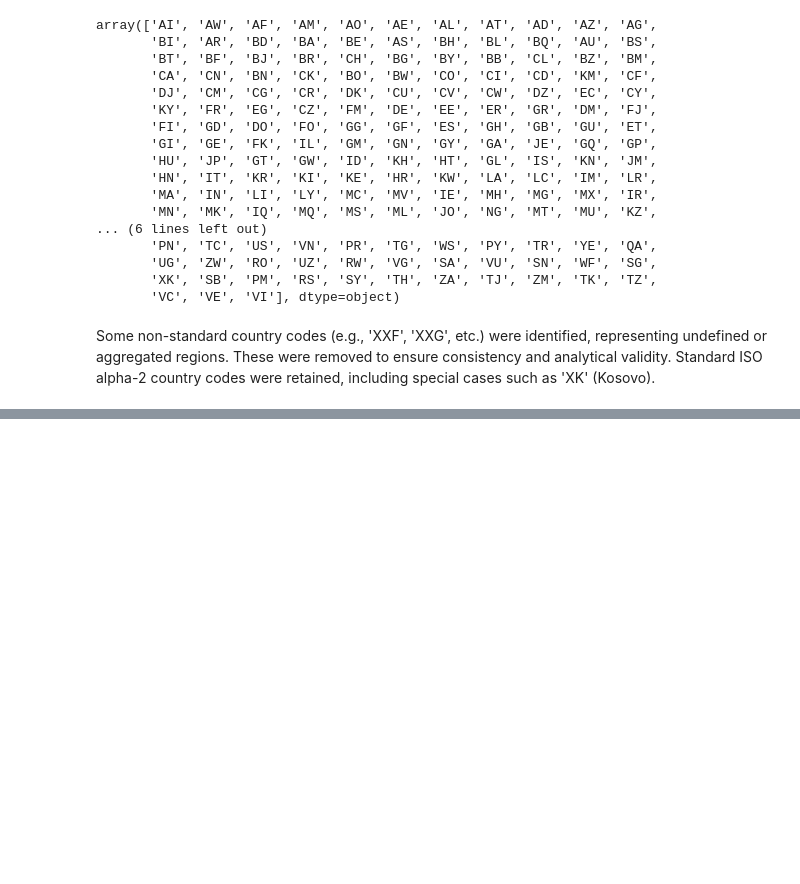
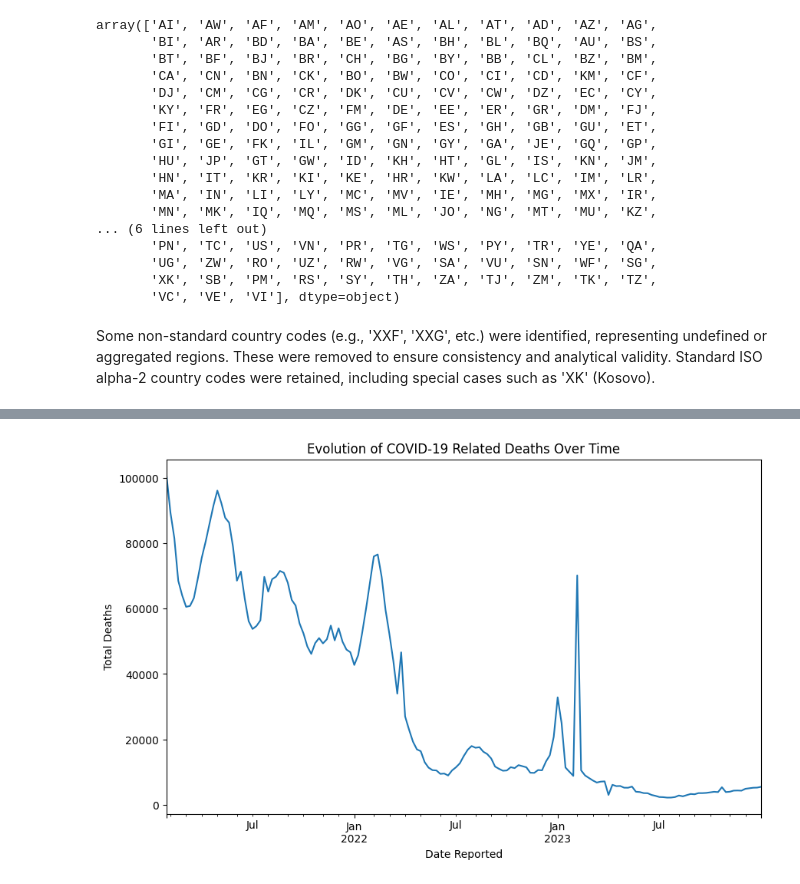
Before and after one commit to Carlos475-create/final-project-eda-dashboard, a Jupyter notebook: notebooks/03_merge.ipynb, the cells around one changed output, grey strips where cells are left out. Cells and saved outputs as stored; diff of their text form; code cells hidden in the pictures; blank space fills up the shorter version.

```diff
--- a/notebooks/03_merge.ipynb
+++ b/notebooks/03_merge.ipynb
@@ -356,0 +282,10 @@ plt.show()
+# %%
+global_trends_deaths = final_df.groupby('Date_reported')['New_deaths_clean'].sum()
+global_trends_deaths.plot(figsize=(10, 6))
+plt.xlabel('Date Reported')
+plt.ylabel('Total Deaths')
+plt.title('Evolution of COVID-19 Related Deaths Over Time')
+plt.show()
+plt.close()
+# %% [output]
+[figure, added]
```
Also changed, not shown: parts of 46 cells of this notebook, 1 other file.
